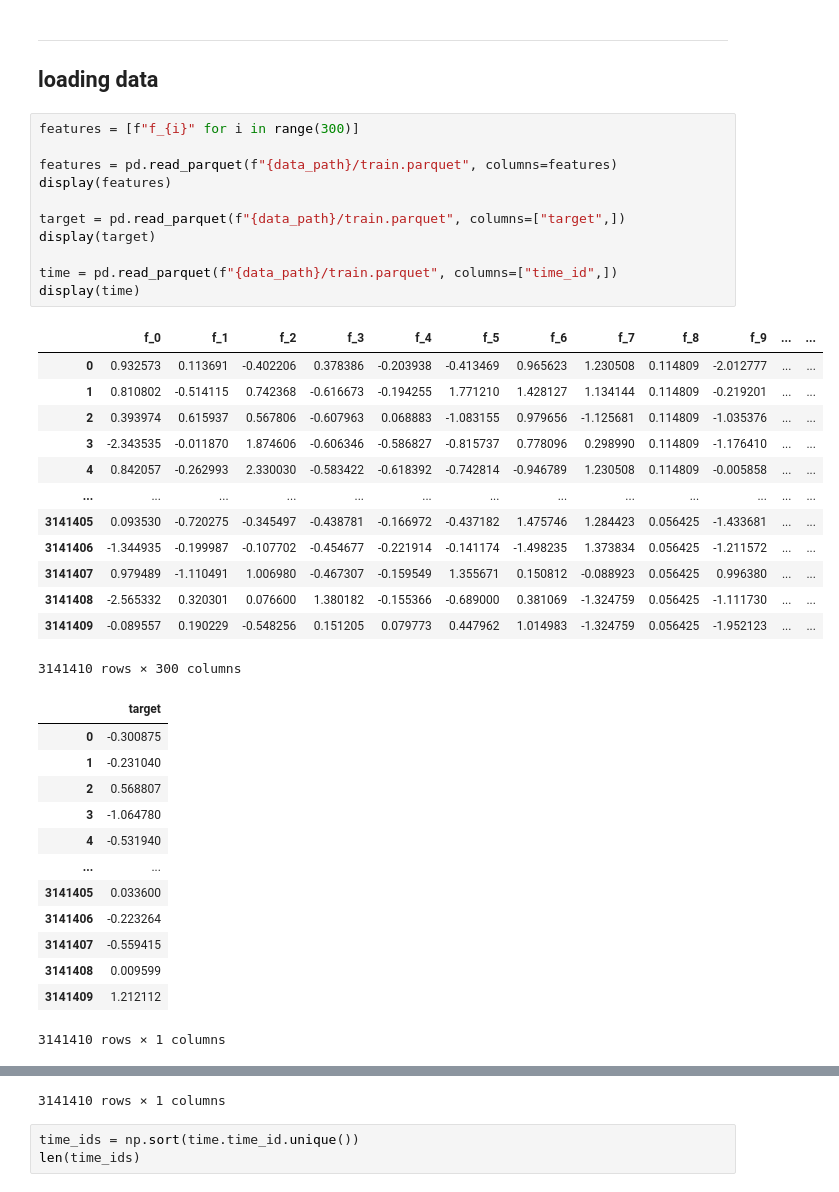
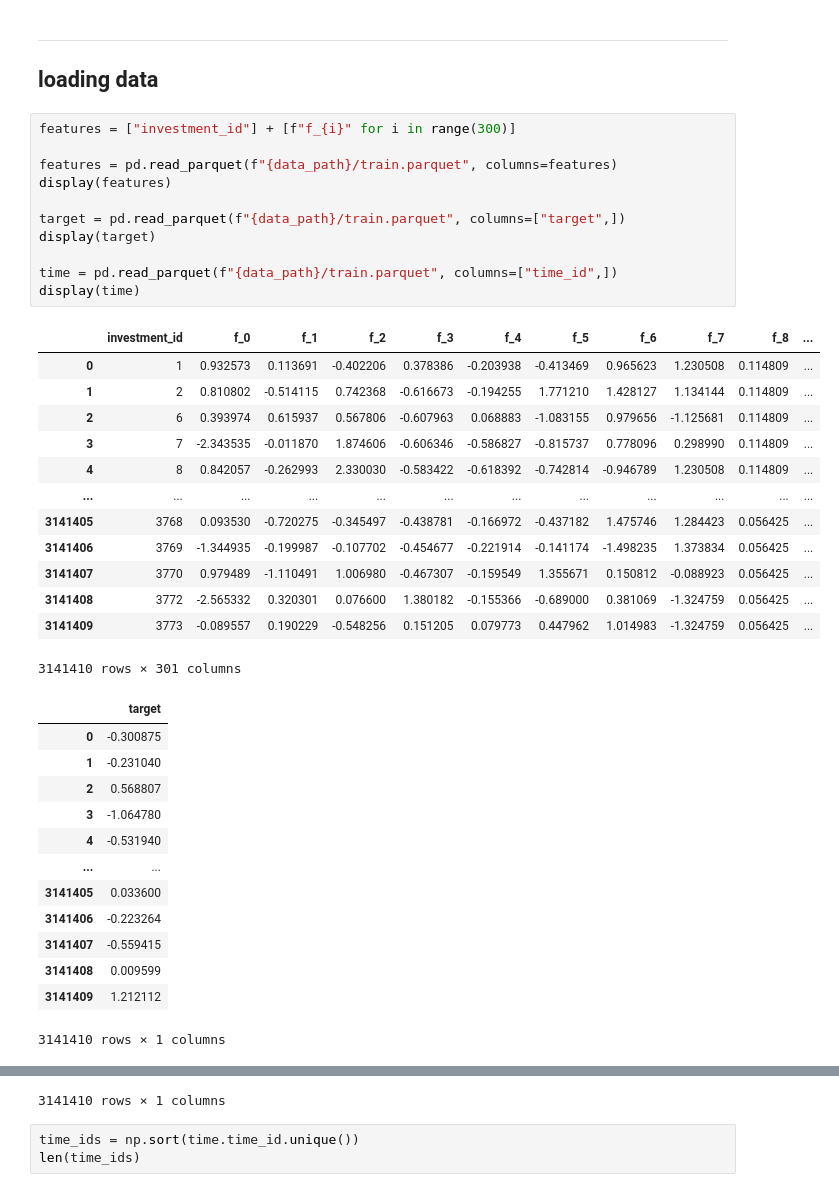
Before and after one commit to mavillan/ubiquant-market-prediction, a Jupyter notebook: train/outputs/ump-train-lgbm-gbrt.ipynb, the cells around one changed output, grey strips where cells are left out. Cells and saved outputs as stored; diff of their text form.

```diff
--- a/train/outputs/ump-train-lgbm-gbrt.ipynb
+++ b/train/outputs/ump-train-lgbm-gbrt.ipynb
@@ -28,30 +30,30 @@ data_path: ../ump-dataset
 ***
 ## loading data
 # %%
-features = [f"f_{i}" for i in range(300)]
+features = ["investment_id"] + [f"f_{i}" for i in range(300)]
 
 features = pd.read_parquet(f"{data_path}/train.parquet", columns=features)
 display(features)
 
 target = pd.read_parquet(f"{data_path}/train.parquet", columns=["target",])
 display(target)
 
 time = pd.read_parquet(f"{data_path}/train.parquet", columns=["time_id",])
 display(time)
 # %% [output]
-|  | f_0 | f_1 | f_2 | f_3 | f_4 | f_5 | f_6 | f_7 | f_8 | f_9 | ... | ... |
-| 0 | 0.932573 | 0.113691 | -0.402206 | 0.378386 | -0.203938 | -0.413469 | 0.965623 | 1.230508 | 0.114809 | -2.012777 | ... | ... |
-| 1 | 0.810802 | -0.514115 | 0.742368 | -0.616673 | -0.194255 | 1.771210 | 1.428127 | 1.134144 | 0.114809 | -0.219201 | ... | ... |
-| 2 | 0.393974 | 0.615937 | 0.567806 | -0.607963 | 0.068883 | -1.083155 | 0.979656 | -1.125681 | 0.114809 | -1.035376 | ... | ... |
-| 3 | -2.343535 | -0.011870 | 1.874606 | -0.606346 | -0.586827 | -0.815737 | 0.778096 | 0.298990 | 0.114809 | -1.176410 | ... | ... |
-| 4 | 0.842057 | -0.262993 | 2.330030 | -0.583422 | -0.618392 | -0.742814 | -0.946789 | 1.230508 | 0.114809 | -0.005858 | ... | ... |
-| ... | ... | ... | ... | ... | ... | ... | ... | ... | ... | ... | ... | ... |
-| 3141405 | 0.093530 | -0.720275 | -0.345497 | -0.438781 | -0.166972 | -0.437182 | 1.475746 | 1.284423 | 0.056425 | -1.433681 | ... | ... |
-| 3141406 | -1.344935 | -0.199987 | -0.107702 | -0.454677 | -0.221914 | -0.141174 | -1.498235 | 1.373834 | 0.056425 | -1.211572 | ... | ... |
-| 3141407 | 0.979489 | -1.110491 | 1.006980 | -0.467307 | -0.159549 | 1.355671 | 0.150812 | -0.088923 | 0.056425 | 0.996380 | ... | ... |
-| 3141408 | -2.565332 | 0.320301 | 0.076600 | 1.380182 | -0.155366 | -0.689000 | 0.381069 | -1.324759 | 0.056425 | -1.111730 | ... | ... |
-| 3141409 | -0.089557 | 0.190229 | -0.548256 | 0.151205 | 0.079773 | 0.447962 | 1.014983 | -1.324759 | 0.056425 | -1.952123 | ... | ... |
+|  | investment_id | f_0 | f_1 | f_2 | f_3 | f_4 | f_5 | f_6 | f_7 | f_8 | ... |
+| 0 | 1 | 0.932573 | 0.113691 | -0.402206 | 0.378386 | -0.203938 | -0.413469 | 0.965623 | 1.230508 | 0.114809 | ... |
+| 1 | 2 | 0.810802 | -0.514115 | 0.742368 | -0.616673 | -0.194255 | 1.771210 | 1.428127 | 1.134144 | 0.114809 | ... |
+| 2 | 6 | 0.393974 | 0.615937 | 0.567806 | -0.607963 | 0.068883 | -1.083155 | 0.979656 | -1.125681 | 0.114809 | ... |
+| 3 | 7 | -2.343535 | -0.011870 | 1.874606 | -0.606346 | -0.586827 | -0.815737 | 0.778096 | 0.298990 | 0.114809 | ... |
+| 4 | 8 | 0.842057 | -0.262993 | 2.330030 | -0.583422 | -0.618392 | -0.742814 | -0.946789 | 1.230508 | 0.114809 | ... |
+| ... | ... | ... | ... | ... | ... | ... | ... | ... | ... | ... | ... |
+| 3141405 | 3768 | 0.093530 | -0.720275 | -0.345497 | -0.438781 | -0.166972 | -0.437182 | 1.475746 | 1.284423 | 0.056425 | ... |
+| 3141406 | 3769 | -1.344935 | -0.199987 | -0.107702 | -0.454677 | -0.221914 | -0.141174 | -1.498235 | 1.373834 | 0.056425 | ... |
+| 3141407 | 3770 | 0.979489 | -1.110491 | 1.006980 | -0.467307 | -0.159549 | 1.355671 | 0.150812 | -0.088923 | 0.056425 | ... |
+| 3141408 | 3772 | -2.565332 | 0.320301 | 0.076600 | 1.380182 | -0.155366 | -0.689000 | 0.381069 | -1.324759 | 0.056425 | ... |
+| 3141409 | 3773 | -0.089557 | 0.190229 | -0.548256 | 0.151205 | 0.079773 | 0.447962 | 1.014983 | -1.324759 | 0.056425 | ... |
-3141410 rows × 300 columns
+3141410 rows × 301 columns
 |  | target |
 | 0 | -0.300875 |
 | 1 | -0.231040 |
```
Also changed, not shown: parts of 8 cells of this notebook, 1 other file.
